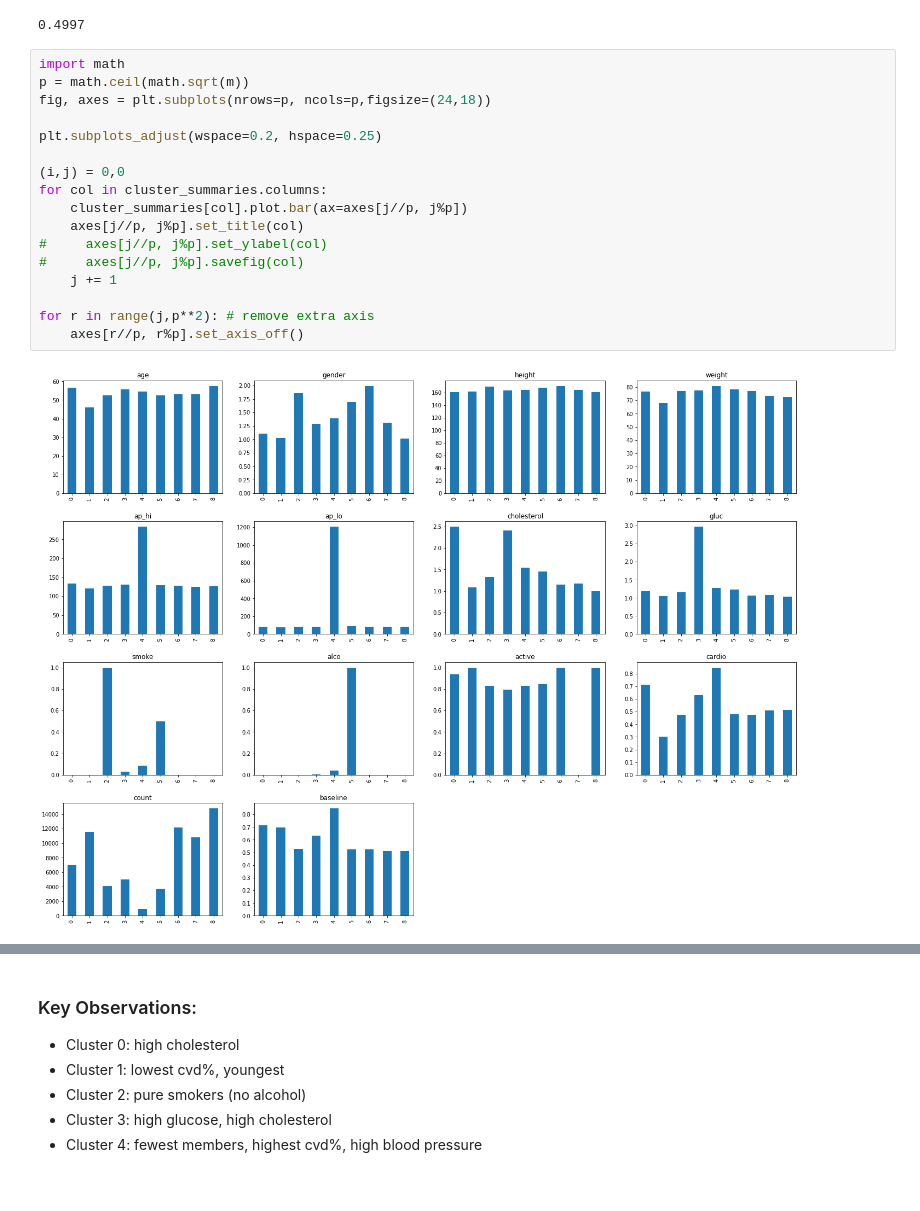
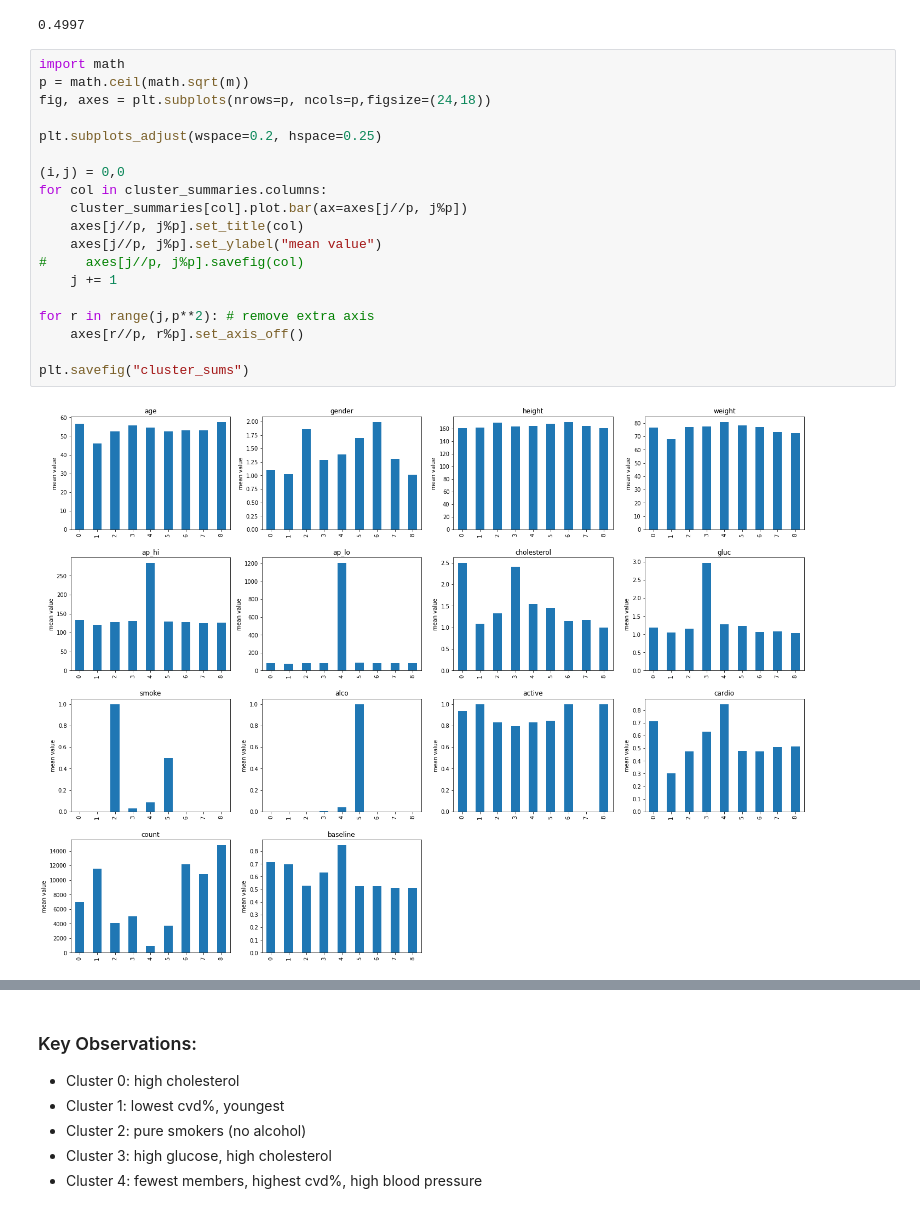
Before and after one commit to bhavrish/CVD-Classifer, a Jupyter notebook: Exploratory Data Analysis/Cluster_Summaries.ipynb, the cells around one changed output, grey strips where cells are left out. Cells and saved outputs as stored; diff of their text form.

```diff
--- a/Exploratory Data Analysis/Cluster_Summaries.ipynb
+++ b/Exploratory Data Analysis/Cluster_Summaries.ipynb
@@ -76,19 +76,21 @@ sum(cluster_summaries["cardio"]*cluster_summaries["count"])/sum(cluster_summarie
 # %%
 import math
 p = math.ceil(math.sqrt(m))
 fig, axes = plt.subplots(nrows=p, ncols=p,figsize=(24,18))
 
 plt.subplots_adjust(wspace=0.2, hspace=0.25)
 
 (i,j) = 0,0
 for col in cluster_summaries.columns:
     cluster_summaries[col].plot.bar(ax=axes[j//p, j%p])
     axes[j//p, j%p].set_title(col)
-#     axes[j//p, j%p].set_ylabel(col)
+    axes[j//p, j%p].set_ylabel("mean value")
 #     axes[j//p, j%p].savefig(col)
     j += 1
 
 for r in range(j,p**2): # remove extra axis
     axes[r//p, r%p].set_axis_off()
+
+plt.savefig("cluster_sums")
 # %% [output]
-[figure, old version]
+[figure, new version]
```
Also changed, not shown: parts of 1 cell of this notebook, 3 other files.
